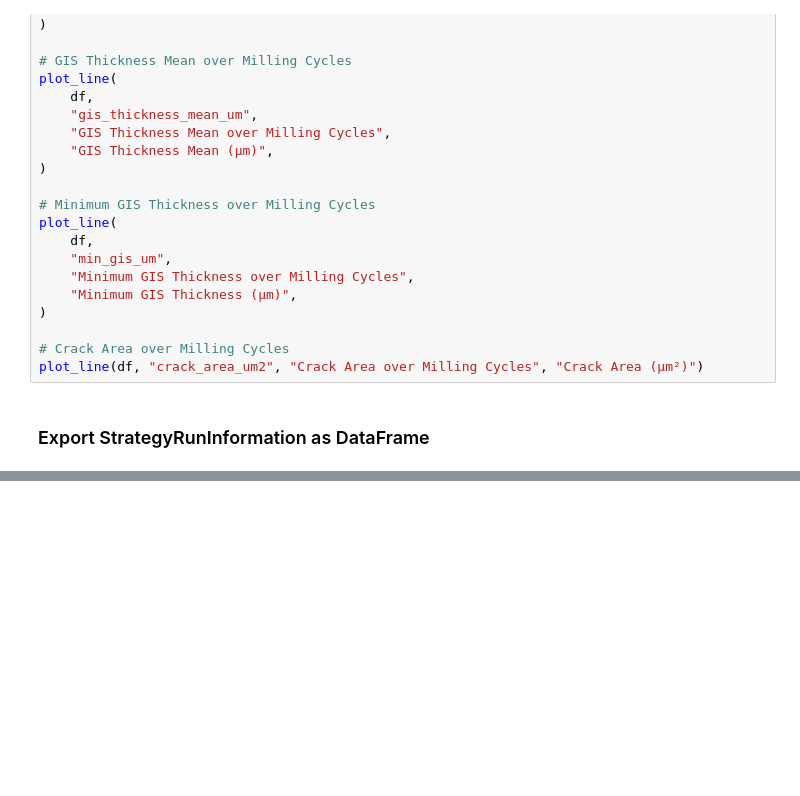
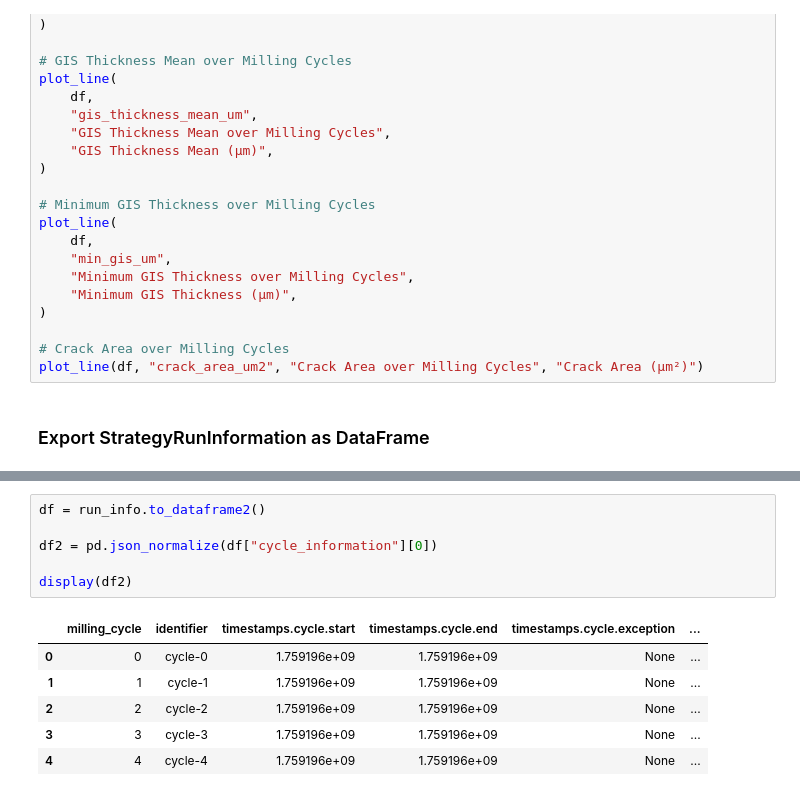
Before and after one commit to rosalindfranklininstitute/adaptive_milling, a Jupyter notebook: src/scripts/reporting_notebook.ipynb, the cells around one changed output, grey strips where cells are left out. Cells and saved outputs as stored; diff of their text form; blank space fills up the shorter version.

```diff
--- a/src/scripts/reporting_notebook.ipynb
+++ b/src/scripts/reporting_notebook.ipynb
@@ -558,0 +589,13 @@ display(df)
+# %%
+df = run_info.to_dataframe2()
+
+df2 = pd.json_normalize(df["cycle_information"][0])
+
+display(df2)
+# %% [output]
+|  | milling_cycle | identifier | timestamps.cycle.start | timestamps.cycle.end | timestamps.cycle.exception | ... |
+| 0 | 0 | cycle-0 | 1.759196e+09 | 1.759196e+09 | None | ... |
+| 1 | 1 | cycle-1 | 1.759196e+09 | 1.759196e+09 | None | ... |
+| 2 | 2 | cycle-2 | 1.759196e+09 | 1.759196e+09 | None | ... |
+| 3 | 3 | cycle-3 | 1.759196e+09 | 1.759196e+09 | None | ... |
+| 4 | 4 | cycle-4 | 1.759196e+09 | 1.759196e+09 | None | ... |
```
Also changed, not shown: parts of 3 cells of this notebook, 1 other file.
